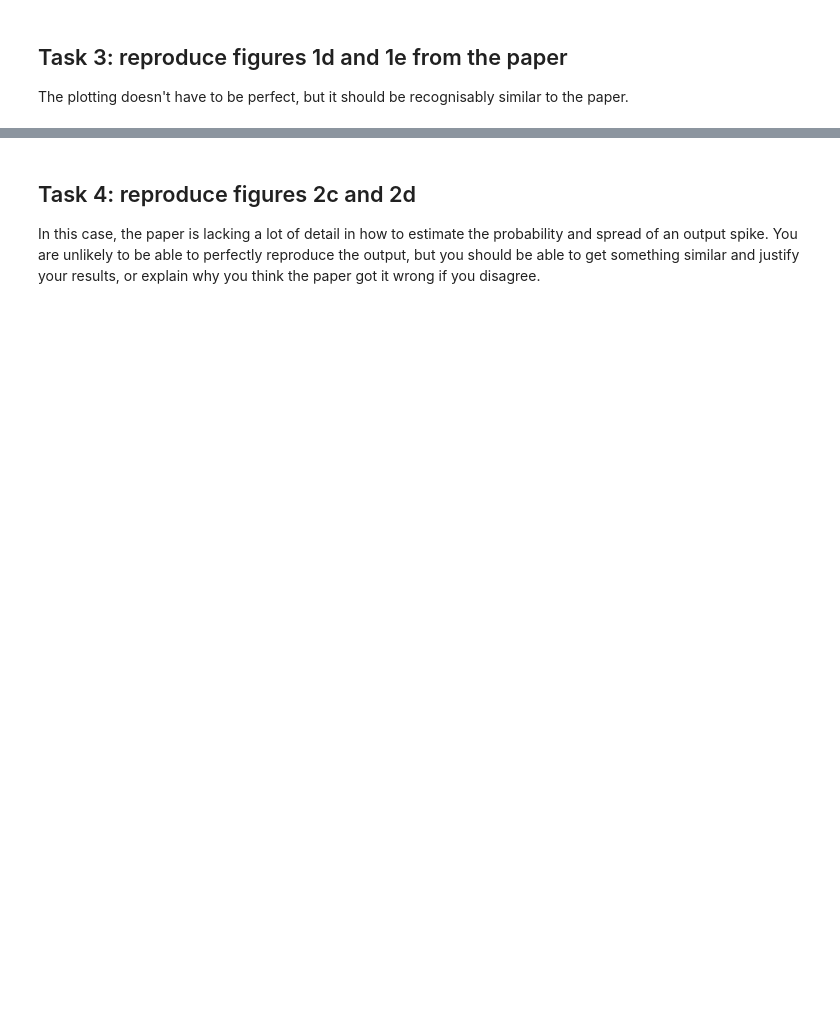
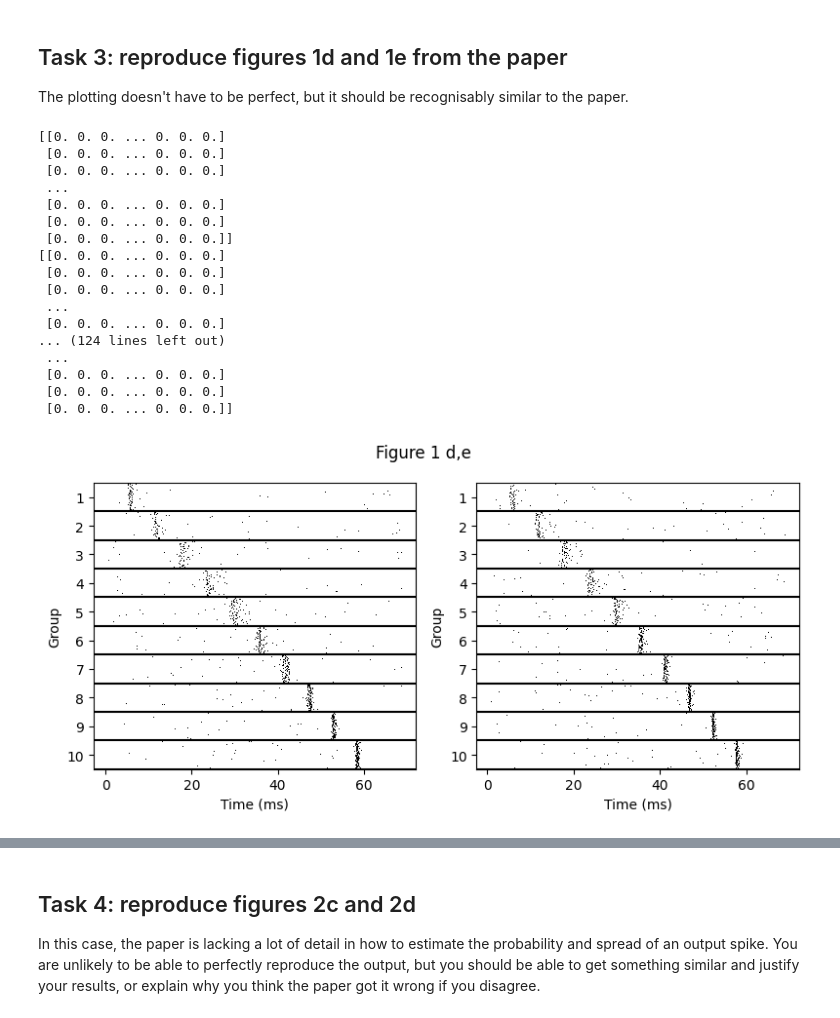
Before and after one commit to yayyzan/NeuroForML-CW1, a Jupyter notebook: synfire_no_answers.ipynb, the cells around one changed output, grey strips where cells are left out. Drawn from its saved outputs; the diff is of its cells as text; code cells hidden in the pictures; blank space fills up the shorter version.

```diff
--- a/synfire_no_answers.ipynb
+++ b/synfire_no_answers.ipynb
@@ -155,27 +224,46 @@ The plotting doesn't have to be perfect, but it should be recognisably similar t
 # %%
 # Verify figure 1d,e
 # TODO: Fill in missing value
-# num_neurons = ...
+num_neurons = 100
 plt.figure(figsize=(8, 4))
 # TODO: Fill in missing value
-# a_values = [...]
+a_values = [50,48]
 for plotidx, a in enumerate(a_values):
     s = input_burst(num_neurons=num_neurons, num_active=a)
     plt.subplot(1, 2, plotidx+1)
     for layer in range(10):
         # TODO: Add something here to represent the effect of the all-to-all spike connection
         #       Or incorporate into the simulate_layer function
-        # s_accumulated = ...
+        s_accumulated = all_to_all(s)
         _, s = simulate_layer(spikes_in=s_accumulated)
         i, t = s.nonzero()
         plt.plot(t*0.1, i/100+9-layer, ',k')
         plt.axhline(layer, c='k')
     plt.ylim(0, 10)
     plt.yticks(np.arange(10)+0.5, np.arange(1, 11)[::-1])
     plt.xlabel('Time (ms)')
     plt.ylabel('Group')
 plt.suptitle('Figure 1 d,e')
 plt.tight_layout();
+# %% [output]
+[[0. 0. 0. ... 0. 0. 0.]
+ [0. 0. 0. ... 0. 0. 0.]
+ [0. 0. 0. ... 0. 0. 0.]
+ ...
+ [0. 0. 0. ... 0. 0. 0.]
+ [0. 0. 0. ... 0. 0. 0.]
+ [0. 0. 0. ... 0. 0. 0.]]
+[[0. 0. 0. ... 0. 0. 0.]
+ [0. 0. 0. ... 0. 0. 0.]
+ [0. 0. 0. ... 0. 0. 0.]
+ ...
+ [0. 0. 0. ... 0. 0. 0.]
+... (124 lines left out)
+ ...
+ [0. 0. 0. ... 0. 0. 0.]
+ [0. 0. 0. ... 0. 0. 0.]
+ [0. 0. 0. ... 0. 0. 0.]]
+[figure, added]
 # %% [markdown]
 Expected results (may not be exactly the same each time you run):
 
```
Also changed, not shown: parts of 4 cells of this notebook.
